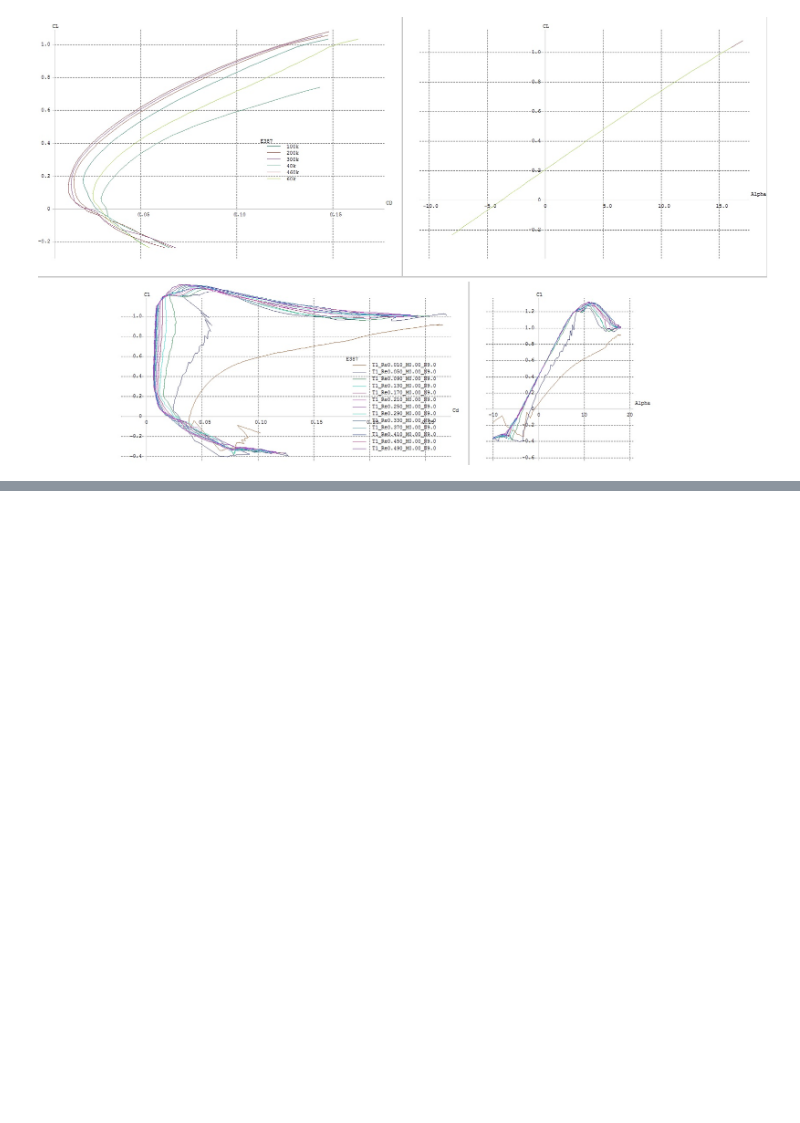
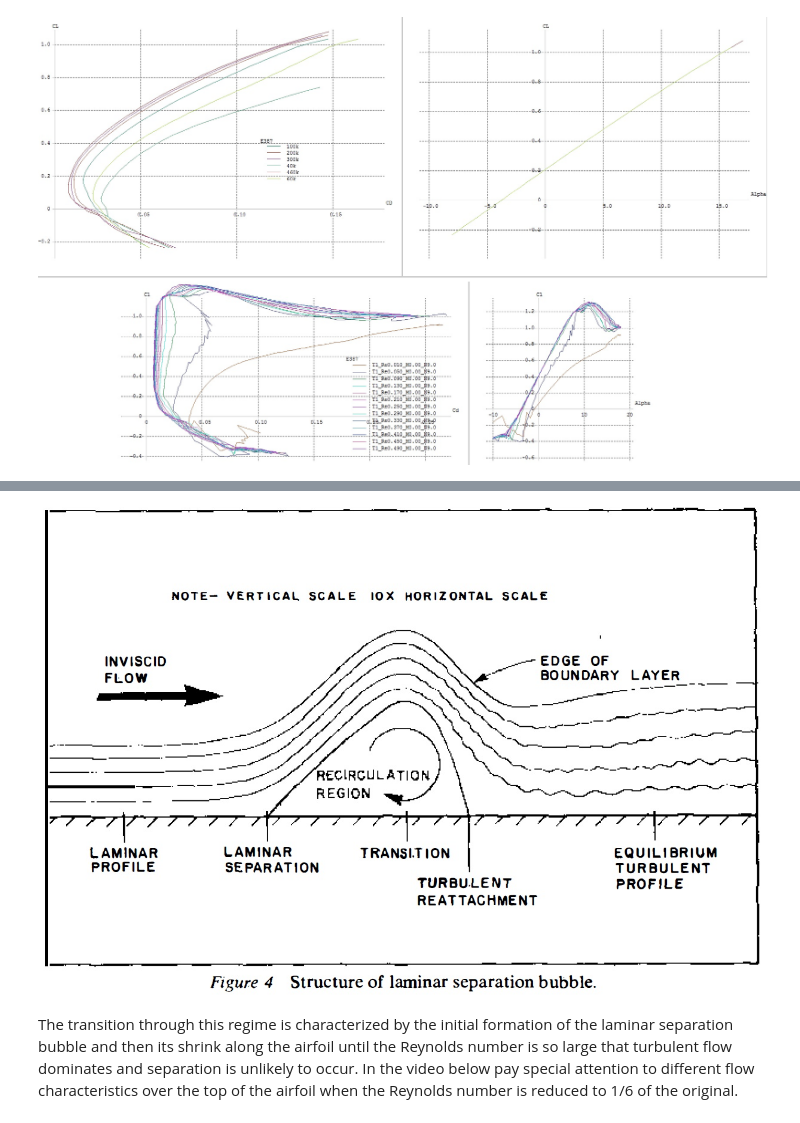
Before and after one commit to LTChaseJohnson/MAE6226, a Jupyter notebook: final project.ipynb, the cells around one changed output, grey strips where cells are left out. Cells and saved outputs as stored; diff of their text form; code cells hidden in the pictures; blank space fills up the shorter version.

```diff
--- a/final project.ipynb
+++ b/final project.ipynb
@@ -332,0 +347,7 @@ Image(filename='C:/Users/chasevjohnson/Dropbox/Graduate_School/AeroDynamics/e387
+# %%
+from IPython.core.display import Image
+Image(filename='C:/Users/chasevjohnson/Dropbox/Graduate_School/AeroDynamics/Lissaman2.jpg')
+# %% [output]
+[figure, added]
+# %% [markdown]
+The transition through this regime is characterized by the initial formation of the laminar separation bubble and then its shrink along the airfoil until the Reynolds number is so large that turbulent flow dominates and separation is unlikely to occur.  In the video below pay special attention to different flow characteristics over the top of the airfoil when the Reynolds number is reduced to 1/6 of the original.
```
Also changed, not shown: parts of 15 cells of this notebook.
